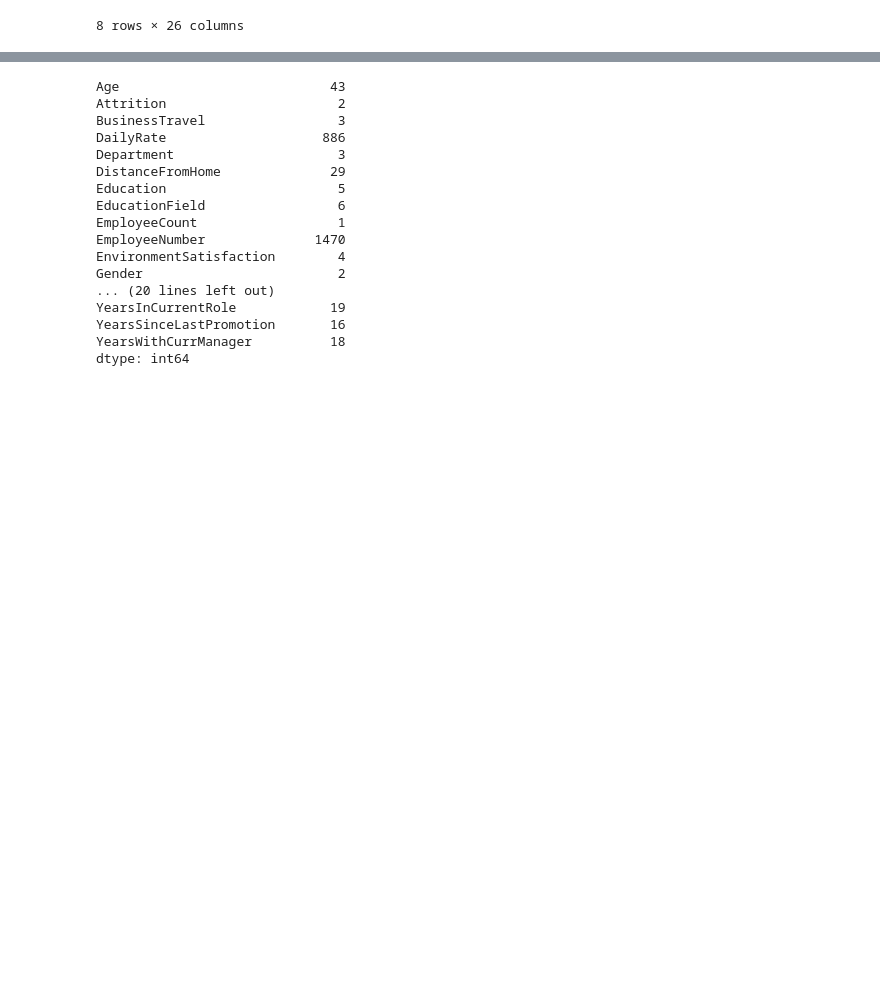
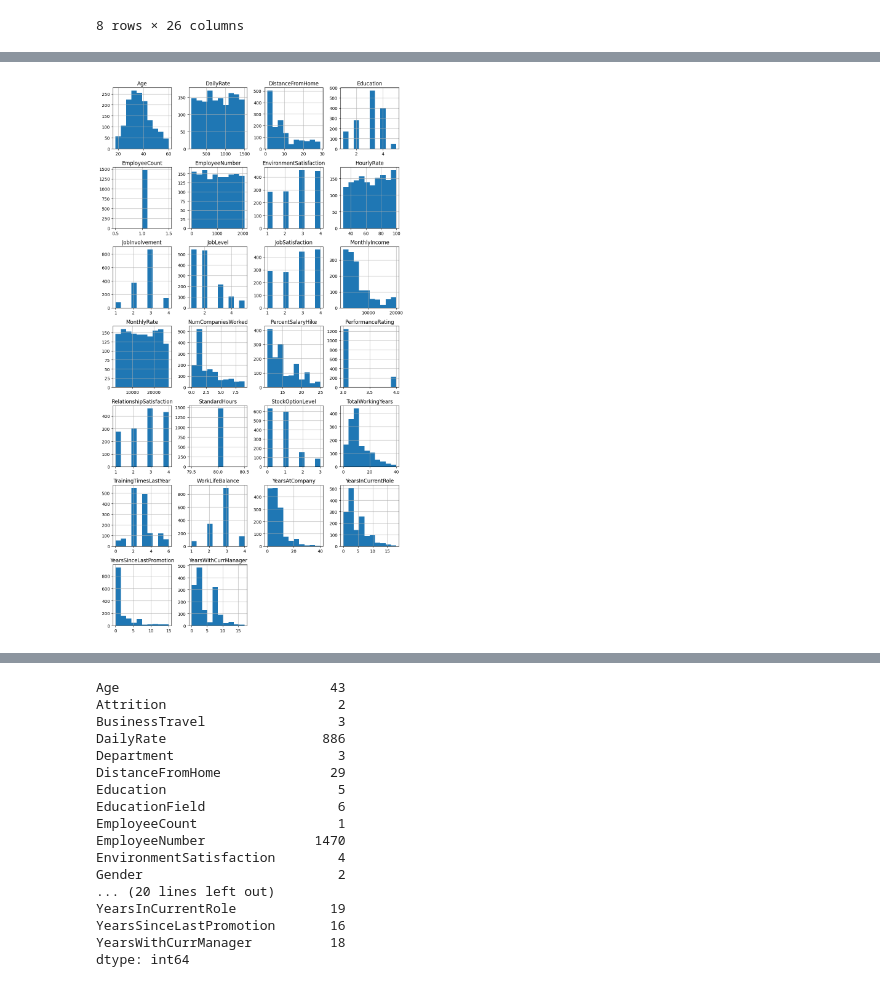
Before and after one commit to aurls/manitoba, a Jupyter notebook: src/manitoba.ipynb, the cells around one changed output, grey strips where cells are left out. Cells and saved outputs as stored; diff of their text form; code cells hidden in the pictures; blank space fills up the shorter version.

```diff
--- a/src/manitoba.ipynb
+++ b/src/manitoba.ipynb
@@ -125,0 +193,6 @@ Counting unique values:
+# %%
+data.drop("Attrition", axis=1).hist(figsize=(12,100), layout=(30,4))
+
+plt.show()
+# %% [output]
+[figure, added]
```
Also changed, not shown: parts of 22 cells of this notebook.
